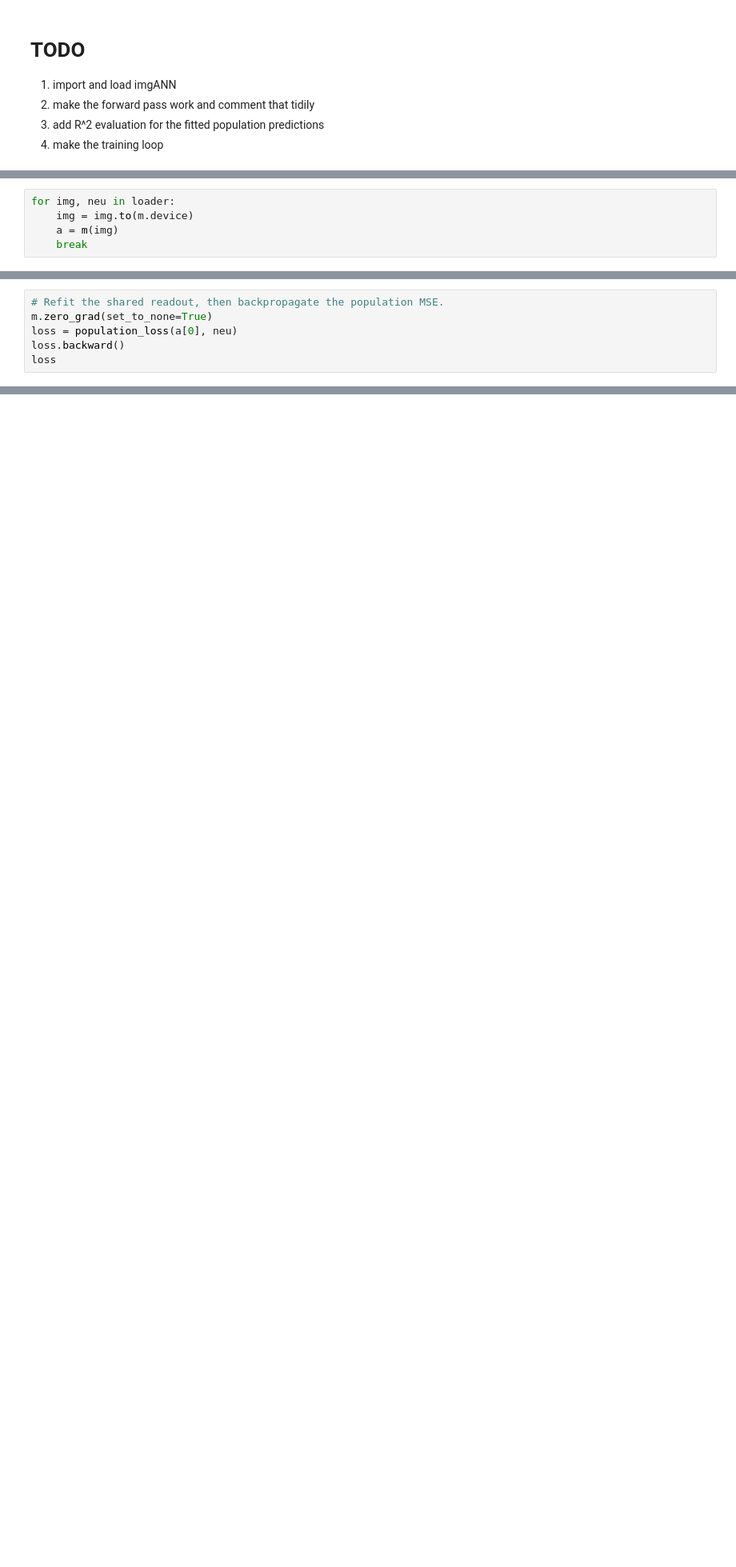
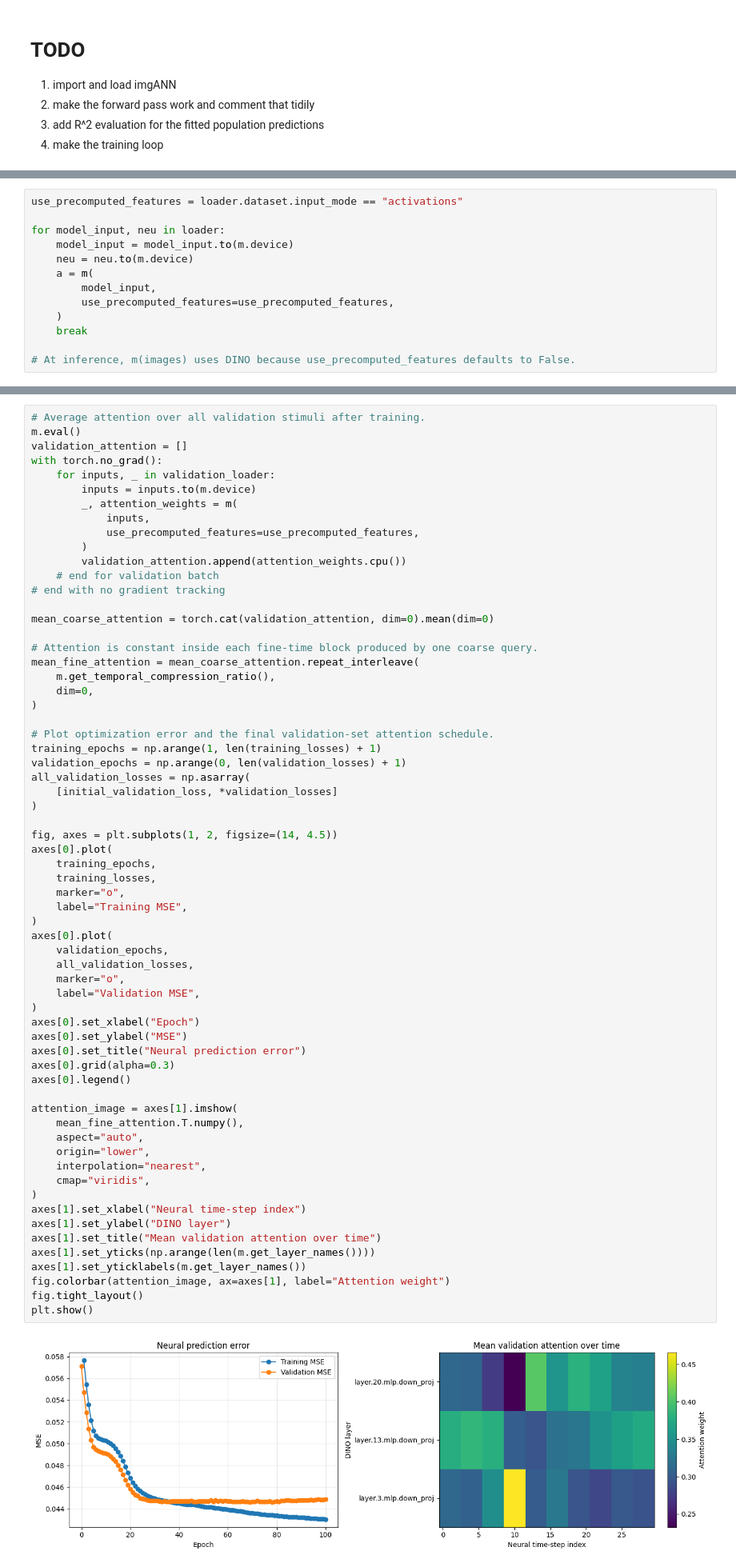
Before and after one commit to TizianoCausin01/IT_recap, a Jupyter notebook: python_scripts/scripts/baseline_model_dev.ipynb, the cells around one changed output, grey strips where cells are left out. Shown at 80% size. Cells and saved outputs as stored; diff of their text form; blank space fills up the shorter version.

Commit message:
Training set up

```diff
--- a/python_scripts/scripts/baseline_model_dev.ipynb
+++ b/python_scripts/scripts/baseline_model_dev.ipynb
@@ -655,5 +678,13 @@ m = BaselineModel(
 # %%
-for img, neu in loader:
-    img = img.to(m.device)
-    a = m(img)
+use_precomputed_features = loader.dataset.input_mode == "activations"
+
+for model_input, neu in loader:
+    model_input = model_input.to(m.device)
+    neu = neu.to(m.device)
+    a = m(
+        model_input,
+        use_precomputed_features=use_precomputed_features,
+    )
     break
+
+# At inference, m(images) uses DINO because use_precomputed_features defaults to False.
@@ -670,6 +694,0 @@ torch.Size([8, 30, 60])
-# %%
-# Refit the shared readout, then backpropagate the population MSE.
-m.zero_grad(set_to_none=True)
-loss = population_loss(a[0], neu)
-loss.backward()
-loss
@@ -675,0 +944,66 @@ loss
+# %%
+# Average attention over all validation stimuli after training.
+m.eval()
+validation_attention = []
+with torch.no_grad():
+    for inputs, _ in validation_loader:
+        inputs = inputs.to(m.device)
+        _, attention_weights = m(
+            inputs,
+            use_precomputed_features=use_precomputed_features,
+        )
+        validation_attention.append(attention_weights.cpu())
+    # end for validation batch
+# end with no gradient tracking
+
+mean_coarse_attention = torch.cat(validation_attention, dim=0).mean(dim=0)
+
+# Attention is constant inside each fine-time block produced by one coarse query.
+mean_fine_attention = mean_coarse_attention.repeat_interleave(
+    m.get_temporal_compression_ratio(),
+    dim=0,
+)
+
+# Plot optimization error and the final validation-set attention schedule.
+training_epochs = np.arange(1, len(training_losses) + 1)
+validation_epochs = np.arange(0, len(validation_losses) + 1)
+all_validation_losses = np.asarray(
+    [initial_validation_loss, *validation_losses]
+)
+
+fig, axes = plt.subplots(1, 2, figsize=(14, 4.5))
+axes[0].plot(
+    training_epochs,
+    training_losses,
+    marker="o",
+    label="Training MSE",
+)
+axes[0].plot(
+    validation_epochs,
+    all_validation_losses,
+    marker="o",
+    label="Validation MSE",
+)
+axes[0].set_xlabel("Epoch")
+axes[0].set_ylabel("MSE")
+axes[0].set_title("Neural prediction error")
+axes[0].grid(alpha=0.3)
+axes[0].legend()
+
+attention_image = axes[1].imshow(
+    mean_fine_attention.T.numpy(),
+    aspect="auto",
+    origin="lower",
+    interpolation="nearest",
+    cmap="viridis",
+)
+axes[1].set_xlabel("Neural time-step index")
+axes[1].set_ylabel("DINO layer")
+axes[1].set_title("Mean validation attention over time")
+axes[1].set_yticks(np.arange(len(m.get_layer_names())))
+axes[1].set_yticklabels(m.get_layer_names())
+fig.colorbar(attention_image, ax=axes[1], label="Attention weight")
+fig.tight_layout()
+plt.show()
+# %% [output]
+[figure, added]
```
Also changed, not shown: parts of 19 cells of this notebook.
